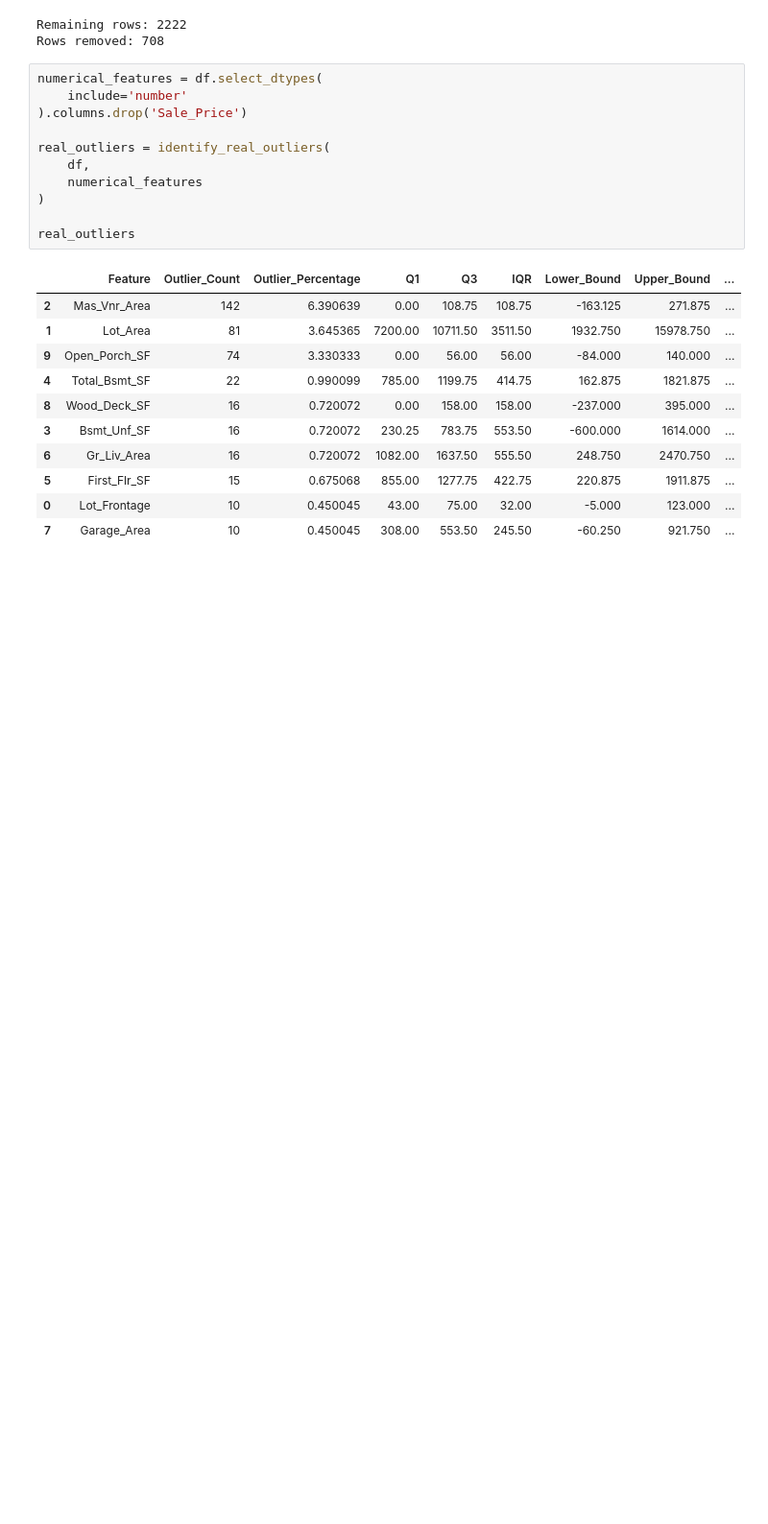
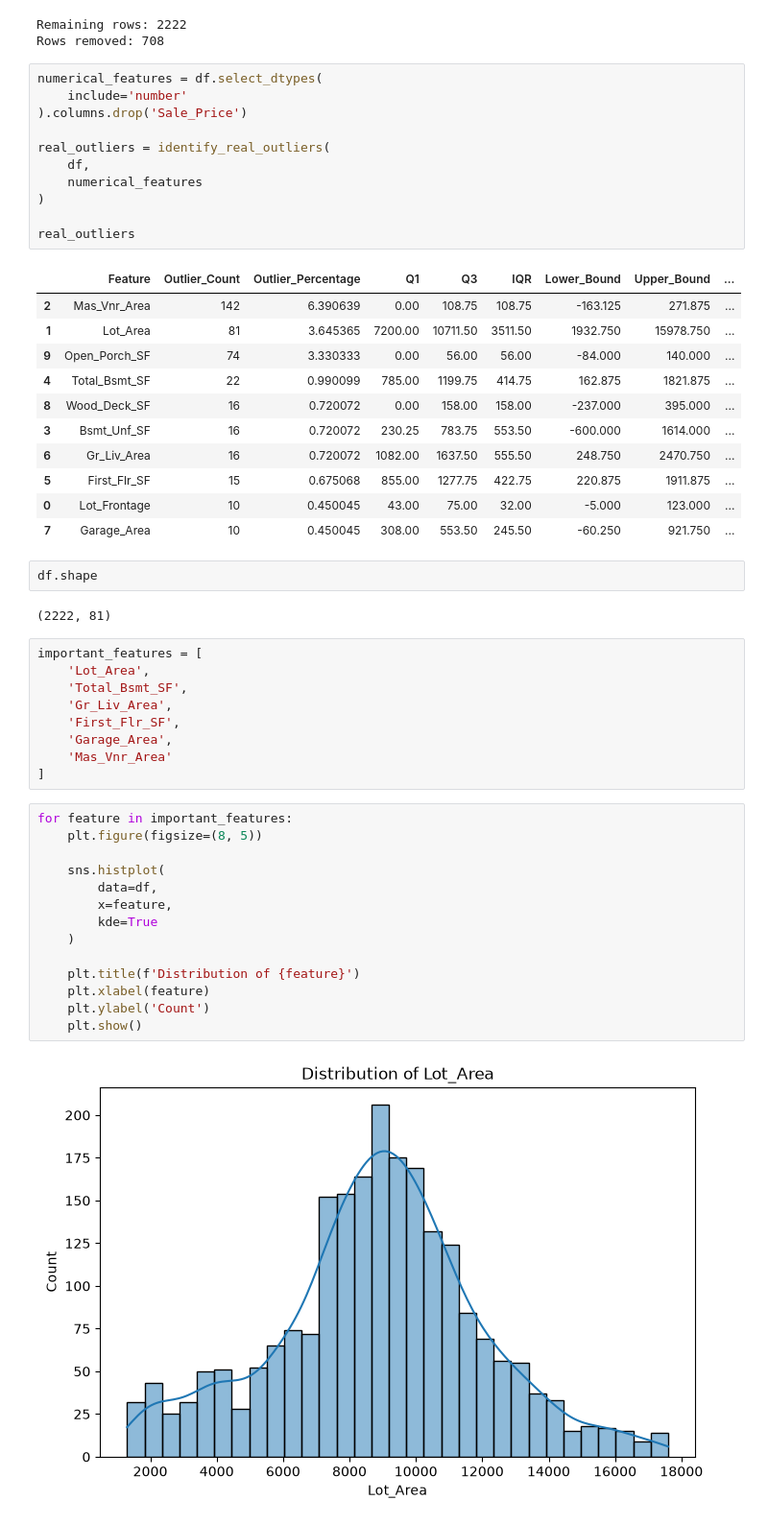
Before and after one commit to Mohamadzf23/ames-housing-price-prediction, a Jupyter notebook: src/ames_housing_price_prediction.ipynb, the cells around one changed output. Shown at 96% size. Saved outputs shown, nothing was run; the diff lists cells and outputs as text; blank space fills up the shorter version.

```diff
--- a/src/ames_housing_price_prediction.ipynb
+++ b/src/ames_housing_price_prediction.ipynb
@@ -1493,3 +1493,32 @@ real_outliers
 | 5 | First_Flr_SF | 15 | 0.675068 | 855.00 | 1277.75 | 422.75 | 220.875 | 1911.875 | ... |
 | 0 | Lot_Frontage | 10 | 0.450045 | 43.00 | 75.00 | 32.00 | -5.000 | 123.000 | ... |
 | 7 | Garage_Area | 10 | 0.450045 | 308.00 | 553.50 | 245.50 | -60.250 | 921.750 | ... |
+# %%
+df.shape
+# %% [output]
+(2222, 81)
+# %%
+important_features = [
+    'Lot_Area',
+    'Total_Bsmt_SF',
+    'Gr_Liv_Area',
+    'First_Flr_SF',
+    'Garage_Area',
+    'Mas_Vnr_Area'
+]
+# %%
+for feature in important_features:
+    plt.figure(figsize=(8, 5))
+
+    sns.histplot(
+        data=df,
+        x=feature,
+        kde=True
+    )
+
+    plt.title(f'Distribution of {feature}')
+    plt.xlabel(feature)
+    plt.ylabel('Count')
+    plt.show()
+# %% [output]
+[figure, added]
```
Also changed, not shown: parts of 4 cells of this notebook.
